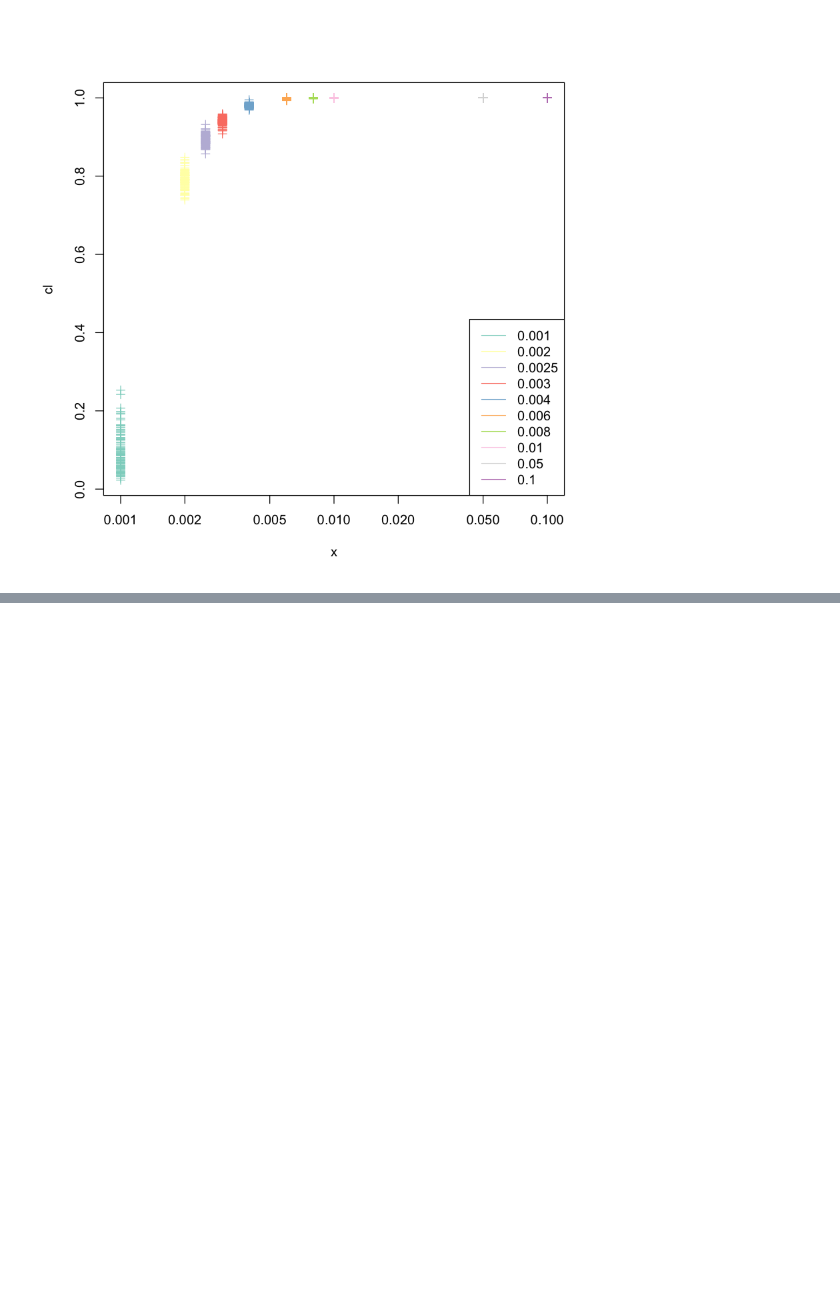
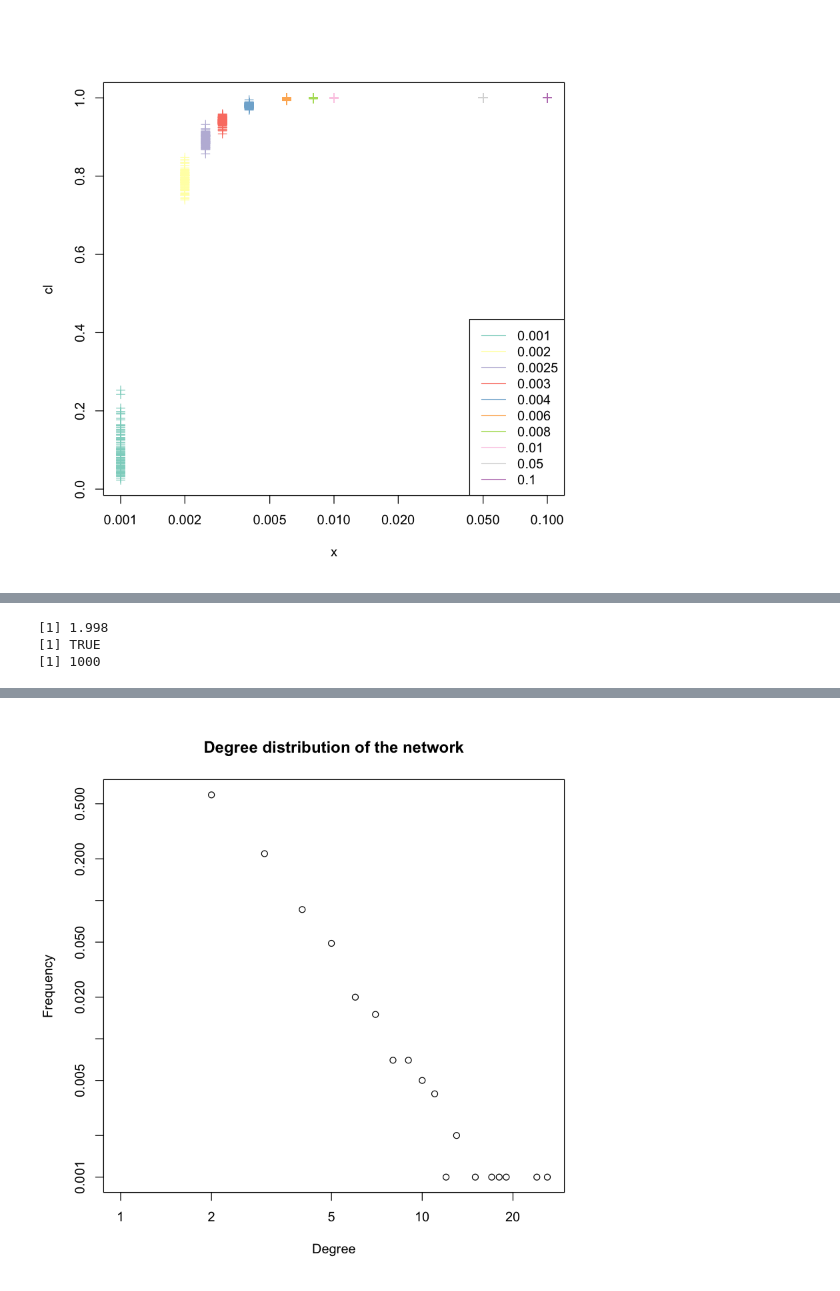
Before and after one commit to ayushdg/Random-Graphs-and-Random-Walks, a Jupyter notebook: P1_Q1_satya.ipynb, the cells around one changed output, grey strips where cells are left out. Drawn from its saved outputs; the diff is of its cells as text; code cells hidden in the pictures; blank space fills up the shorter version.

```diff
--- a/P1_Q1_satya.ipynb
+++ b/P1_Q1_satya.ipynb
@@ -120,0 +131,24 @@ E(g)[1:3]
+# %%
+##check if its simple_pa
+g = barabasi.game(1000, m=1, directed=F)
+degreesVector <- degree(g)
+#hist(degreesVector)
+print(mean(degreesVector))
+print(is.connected(g))
+#print(var(degreesVector))
+#plot(g,vertex.size=5, vertex.label.cex=0.1)
+g.components <- clusters(g)
+#print(g.components$csize)
+# which is the largest component
+ix <- which.max(g.components$csize)
+# get the subgraph correspondent to just the giant component
+g.giant <- induced.subgraph(g, which(g.components$membership == ix))
+print(vcount(g.giant))
+fg <- fastgreedy.community(g)
+#cmsize <- sizes(fg)
+#print(cmsize)
+plot(degree.distribution(g),main="Degree distribution of the network",xlab="Degree",ylab="Frequency",log='xy')
+# %% [output]
+[1] 1.998
+[1] TRUE
+[1] 1000
@@ -120,0 +157 @@ E(g)[1:3]
+[figure, added]
```
Also changed, not shown: parts of 22 cells of this notebook.
